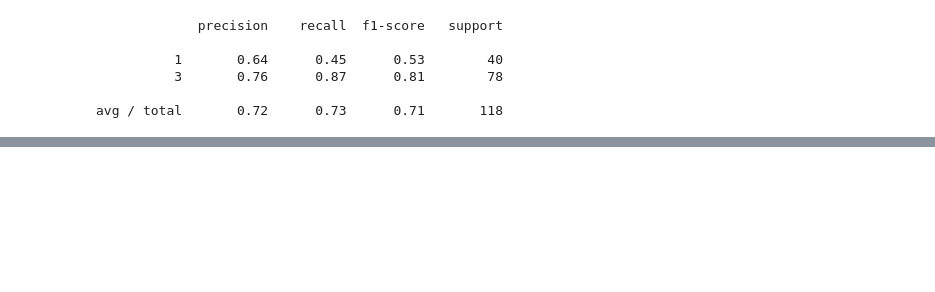
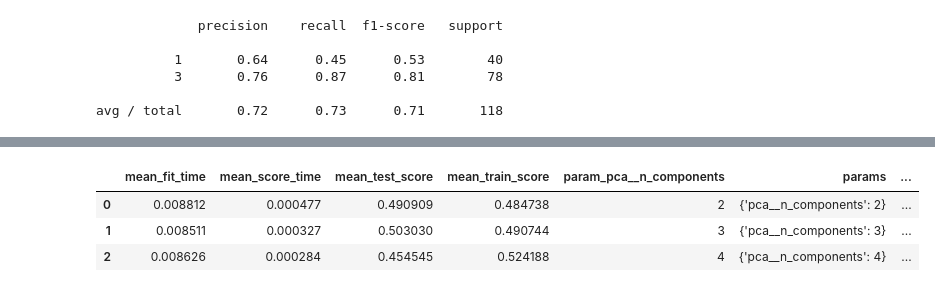
Before and after one commit to Howl24/Lineup-Prediction, a Jupyter notebook: Presentación.ipynb, the cells around one changed output, grey strips where cells are left out. Saved outputs shown, nothing was run; the diff lists cells and outputs as text; code cells hidden in the pictures; blank space fills up the shorter version.

```diff
--- a/Presentación.ipynb
+++ b/Presentación.ipynb
@@ -601,0 +576,14 @@ array([3])
+# %%
+pipeline = Pipeline([
+    ('norm', StandardScaler()),
+    ('pca', PCA()),
+    ('clf', LinearSVC())
+])
+
+param_grid = {
+    'pca__n_components': [2,3,4]
+}
+
+grid = GridSearchCV(pipeline, cv=3, param_grid=param_grid)
+# %%
+grid.fit(X, y)
@@ -601,0 +601,7 @@ array([3])
+# %%
+pd.DataFrame(grid.cv_results_)
+# %% [output]
+|  | mean_fit_time | mean_score_time | mean_test_score | mean_train_score | param_pca__n_components | params | ... |
+| 0 | 0.008812 | 0.000477 | 0.490909 | 0.484738 | 2 | {'pca__n_components': 2} | ... |
+| 1 | 0.008511 | 0.000327 | 0.503030 | 0.490744 | 3 | {'pca__n_components': 3} | ... |
+| 2 | 0.008626 | 0.000284 | 0.454545 | 0.524188 | 4 | {'pca__n_components': 4} | ... |
```
Also changed, not shown: parts of 29 cells of this notebook, 7 other files.
